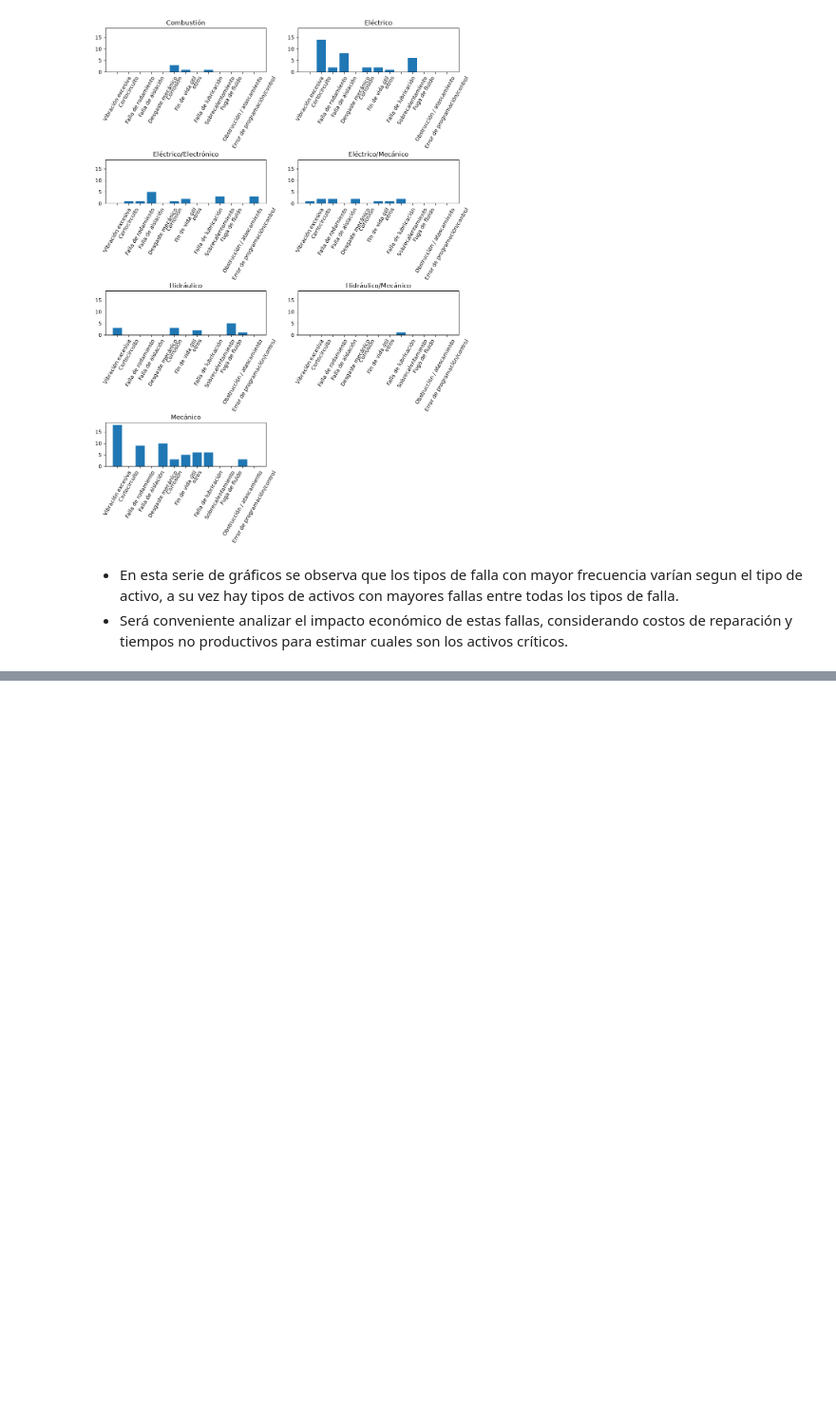
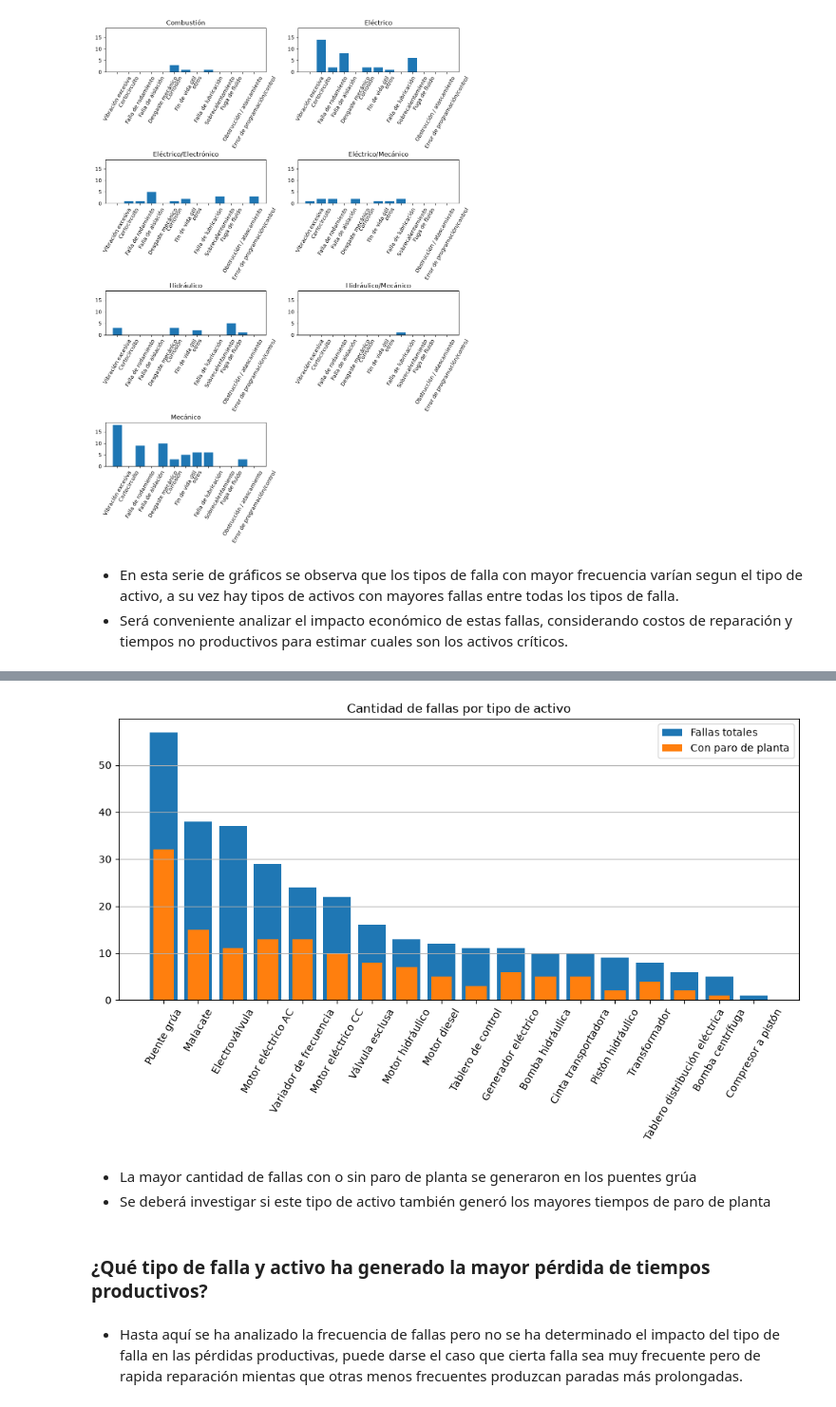
Before and after one commit to dcardone1/Maintenance_System_Analysis, a Jupyter notebook: Analysis.ipynb, the cells around one changed output, grey strips where cells are left out. Shown at 95% size. Saved outputs shown, nothing was run; the diff lists cells and outputs as text; code cells hidden in the pictures; blank space fills up the shorter version.

Commit message:
Se agrego análisis por tipo de activo

```diff
--- a/Analysis.ipynb
+++ b/Analysis.ipynb
@@ -550,0 +566,27 @@ for i in range(nrows):
+# %%
+fallas = (fallas_por_tipo
+          .groupby('nombre')
+          .sum()
+          .reset_index()
+          .sort_values(by='fallas', ascending=False)
+          )
+
+fallas_paro = fallas_por_tipo[fallas_por_tipo['genero_paro_planta']==True]
+
+fig, ax = plt.subplots(figsize=(12,5))
+barras = ax.bar(x = fallas['nombre'], height = fallas['fallas'], label='Fallas totales')
+barras_paro = ax.bar(x = fallas_paro['nombre'], height = fallas_paro['fallas'], label='Con paro de planta',  width=0.6)
+ax.legend()
+plt.xticks(rotation = 60)
+plt.title('Cantidad de fallas por tipo de activo')
+plt.grid(axis='y')
+plt.show()
+# %% [output]
+[figure, added]
+# %% [markdown]
+- La mayor cantidad de fallas con o sin paro de planta se generaron en los puentes grúa
+- Se deberá investigar si este tipo de activo también generó los mayores tiempos de paro de planta
+# %% [markdown]
+### ¿Qué tipo de falla y activo ha generado la mayor pérdida de tiempos productivos?
+# %% [markdown]
+- Hasta aquí se ha analizado la frecuencia de fallas pero no se ha determinado el impacto del tipo de falla en las pérdidas productivas, puede darse el caso que cierta falla sea muy frecuente pero de rapida reparación mientas que otras menos frecuentes produzcan paradas más prolongadas.
```
Also changed, not shown: parts of 12 cells of this notebook.
